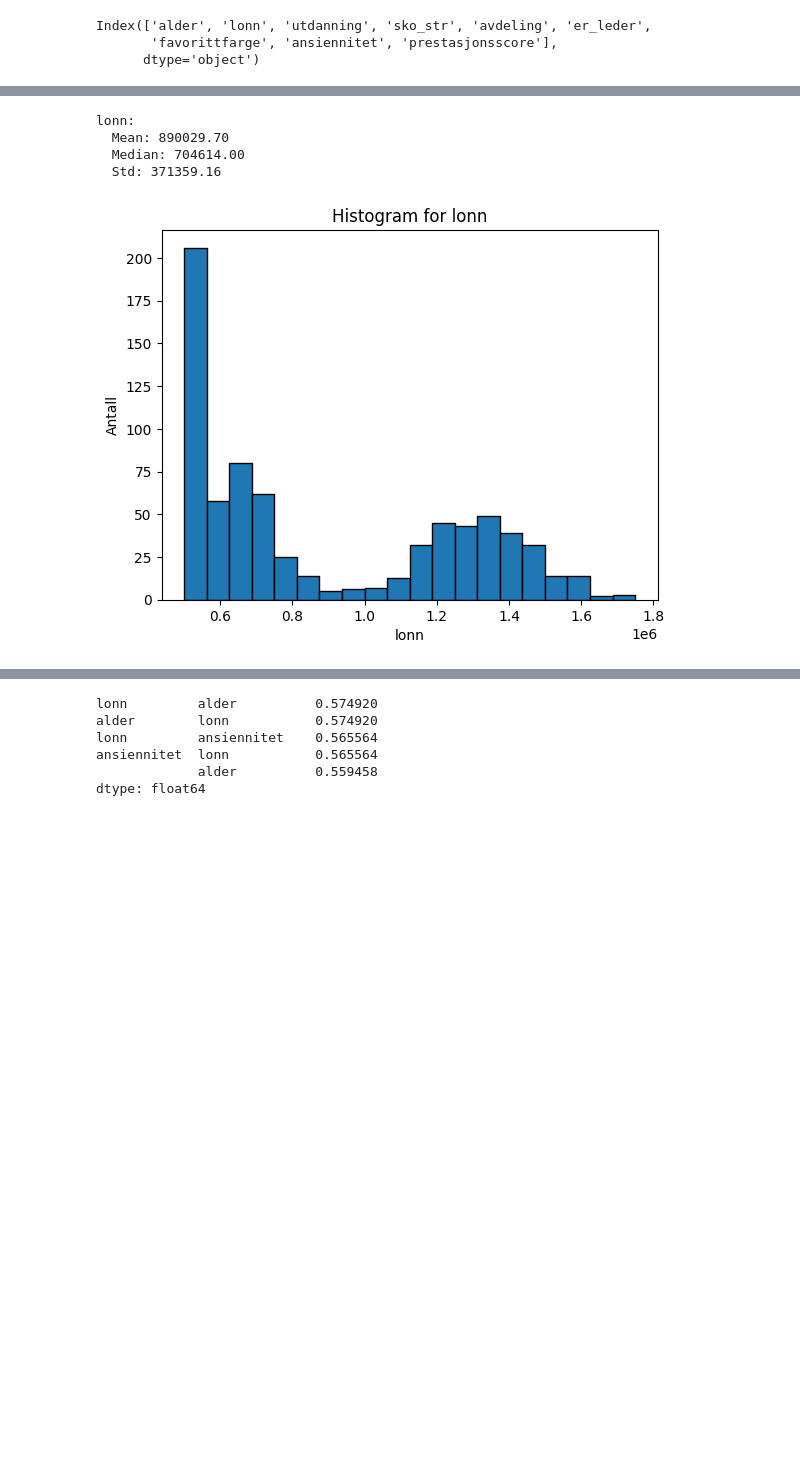
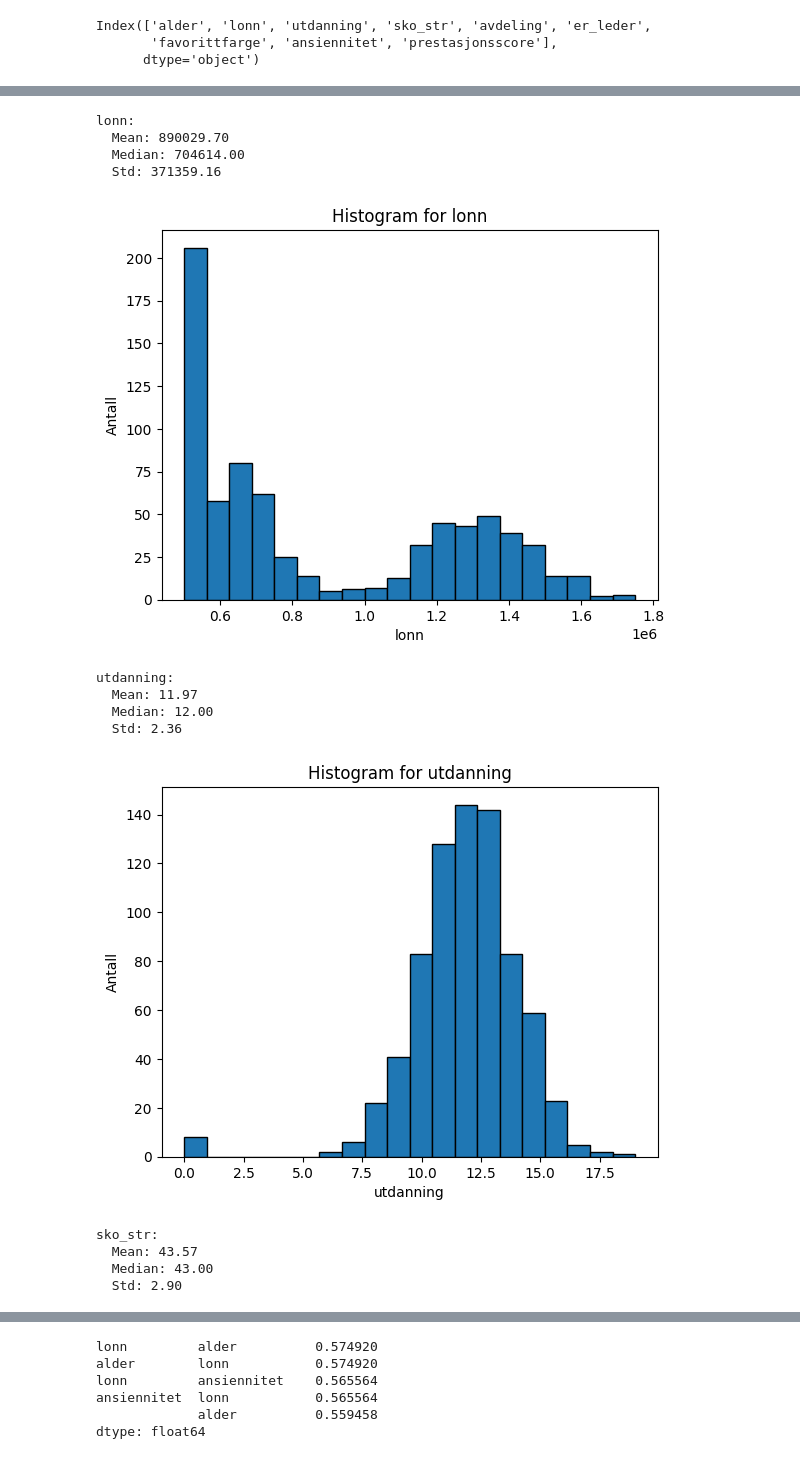
Before and after one commit to jensmorten/data-detektiv_kodekveld, a Jupyter notebook: notebooks/LF.ipynb, the cells around one changed output, grey strips where cells are left out. Saved outputs shown, nothing was run; the diff lists cells and outputs as text; code cells hidden in the pictures; blank space fills up the shorter version.

```diff
--- a/notebooks/LF.ipynb
+++ b/notebooks/LF.ipynb
@@ -15,28 +15,37 @@ Index(['alder', 'lonn', 'utdanning', 'sko_str', 'avdeling', 'er_leder',
 # %%
 # ---- 1. Beskrivende statistikk og uteliggere ----
 print("=== Beskrivende statistikk ===")
-for col in ["alder", "lonn"]:
+for col in ["alder", "lonn", "utdanning", "sko_str","prestasjonsscore" ]:
     print(f"\n{col}:")
     print(f"  Mean: {df[col].mean():.2f}")
     print(f"  Median: {df[col].median():.2f}")
     print(f"  Std: {df[col].std():.2f}")
 
     # Histogram
     plt.hist(df[col], bins=20, edgecolor="black")
     plt.title(f"Histogram for {col}")
     plt.xlabel(col)
     plt.ylabel("Antall")
     plt.show()
 # %% [output]
 === Beskrivende statistikk ===
 
 alder:
   Mean: 31.69
   Median: 32.00
   Std: 7.23
 [figure]
 lonn:
   Mean: 890029.70
   Median: 704614.00
   Std: 371359.16
 [figure]
+utdanning:
+  Mean: 11.97
+  Median: 12.00
+  Std: 2.36
+[figure, added]
+sko_str:
+  Mean: 43.57
+  Median: 43.00
+  Std: 2.90
```
Also changed, not shown: parts of 2 cells of this notebook.
